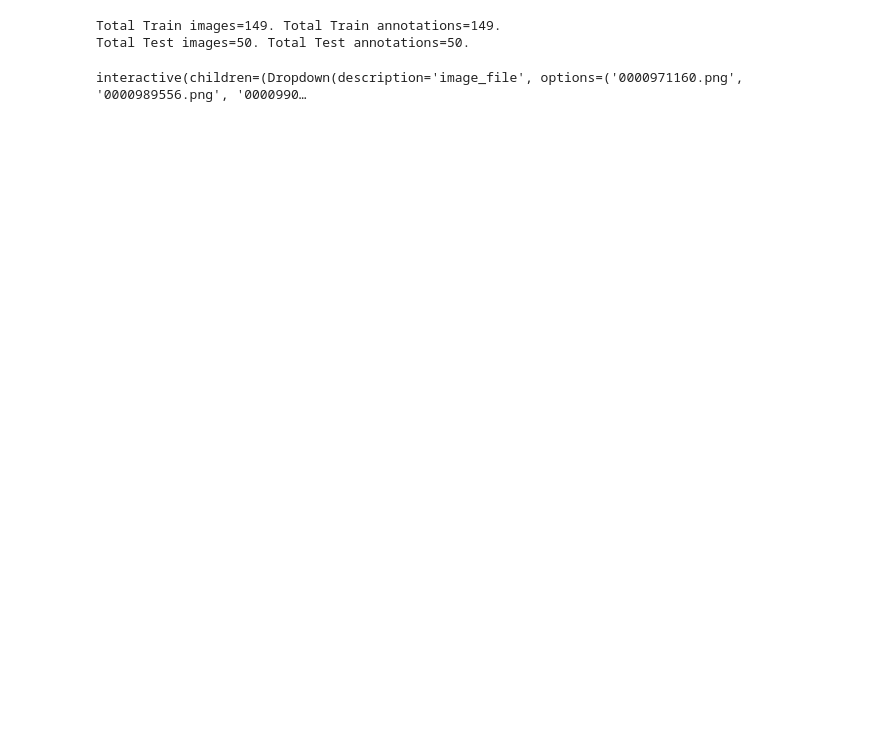
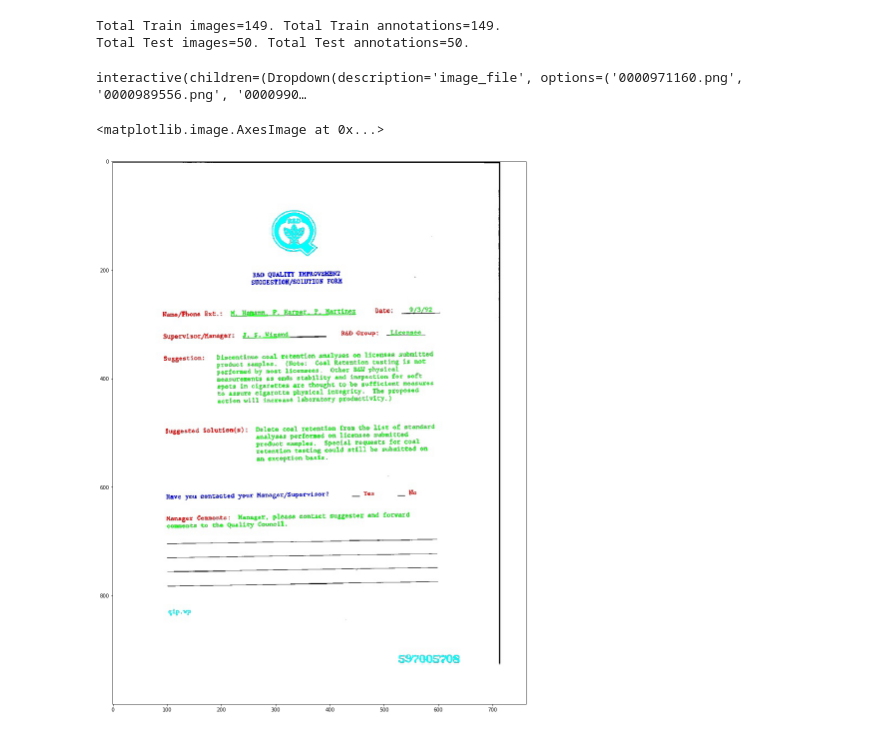
Before and after one commit to sriram21794/Train-FUNSD, a Jupyter notebook: notebooks/EDA.ipynb, the cells around one changed output. Saved outputs shown, nothing was run; the diff lists cells and outputs as text; code cells hidden in the pictures; blank space fills up the shorter version.

Commit message:
Plotting sample annotation

```diff
--- a/notebooks/EDA.ipynb
+++ b/notebooks/EDA.ipynb
@@ -122,3 +122,9 @@ def show_images(image_file=train_image_file_names):
     display(Image(data="temp.jpg"))
 # %% [output]
 interactive(children=(Dropdown(description='image_file', options=('0000971160.png', '0000989556.png', '0000990…
+# %%
+plt.figure(figsize=(40,20))
+plt.imshow(plt.imread("temp.jpg"))
+# %% [output]
+<matplotlib.image.AxesImage at 0x...>
+[figure, added]
```
